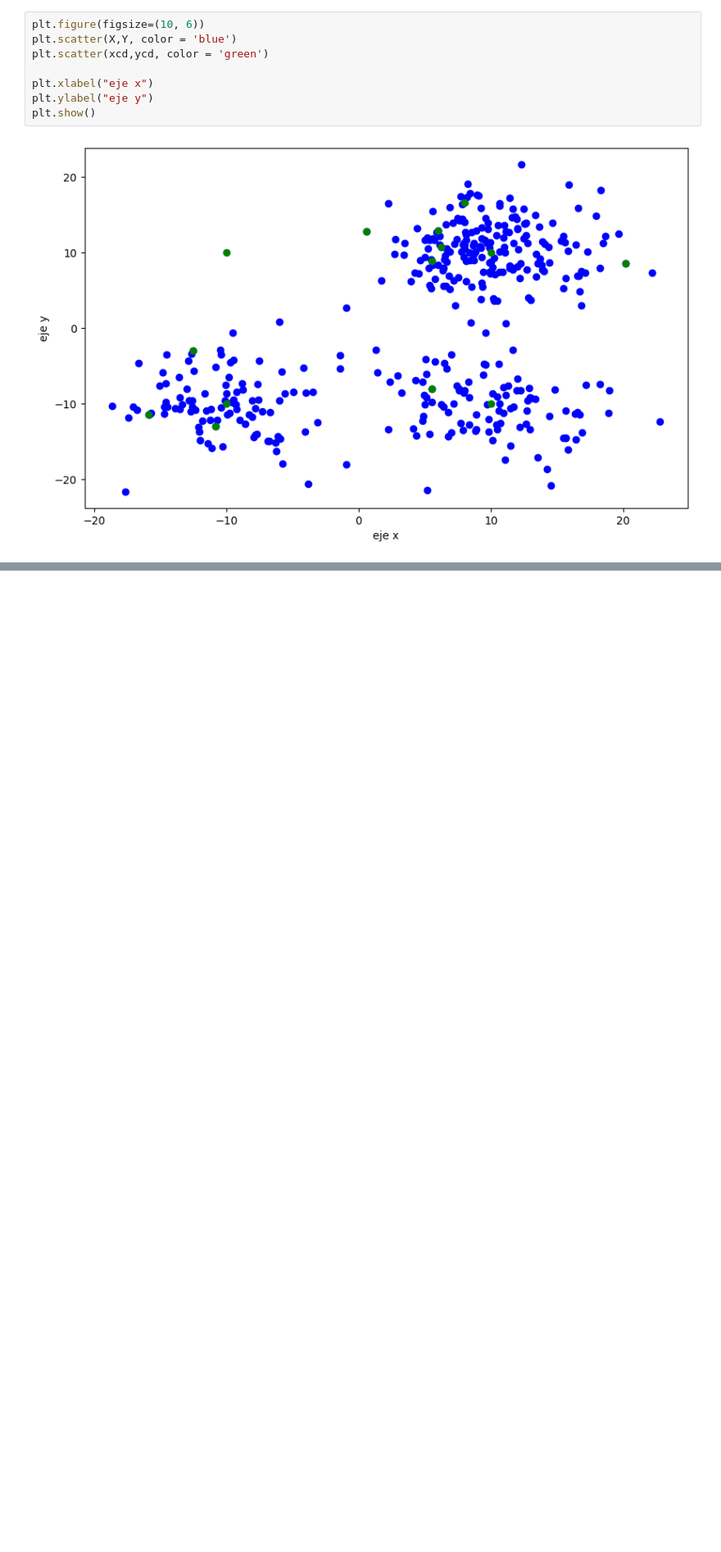
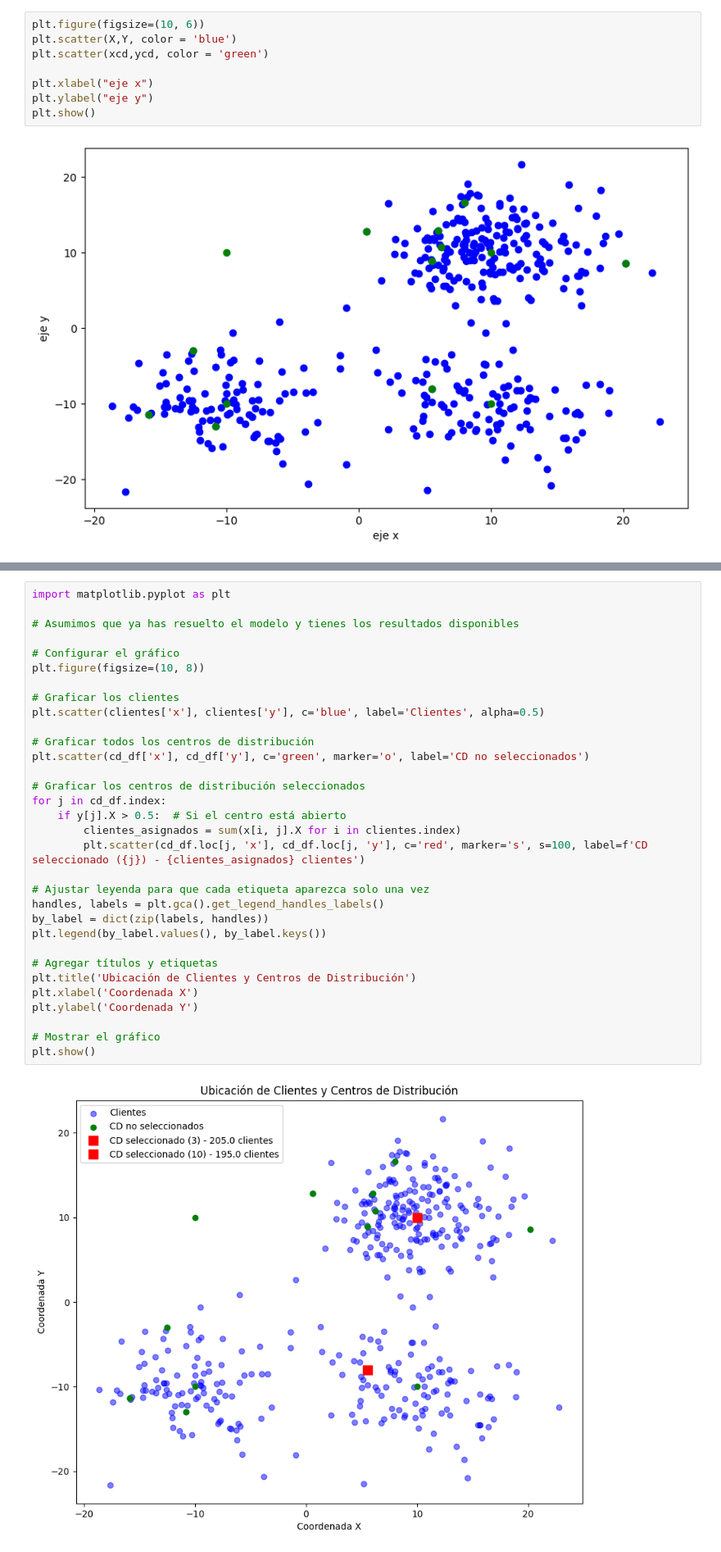
Before and after one commit to MacaMujica/taller-1-cadenas-de-suministros, a Jupyter notebook: tarea1.ipynb, the cells around one changed output, grey strips where cells are left out. Shown at 82% size. Cells and saved outputs as stored; diff of their text form; blank space fills up the shorter version.

```diff
--- a/tarea1.ipynb
+++ b/tarea1.ipynb
@@ -332,0 +493,34 @@ plt.show()
+# %%
+import matplotlib.pyplot as plt
+
+# Asumimos que ya has resuelto el modelo y tienes los resultados disponibles
+
+# Configurar el gráfico
+plt.figure(figsize=(10, 8))
+
+# Graficar los clientes
+plt.scatter(clientes['x'], clientes['y'], c='blue', label='Clientes', alpha=0.5)
+
+# Graficar todos los centros de distribución
+plt.scatter(cd_df['x'], cd_df['y'], c='green', marker='o', label='CD no seleccionados')
+
+# Graficar los centros de distribución seleccionados
+for j in cd_df.index:
+    if y[j].X > 0.5:  # Si el centro está abierto
+        clientes_asignados = sum(x[i, j].X for i in clientes.index)
+        plt.scatter(cd_df.loc[j, 'x'], cd_df.loc[j, 'y'], c='red', marker='s', s=100, label=f'CD seleccionado ({j}) - {clientes_asignados} clientes')
+
+# Ajustar leyenda para que cada etiqueta aparezca solo una vez
+handles, labels = plt.gca().get_legend_handles_labels()
+by_label = dict(zip(labels, handles))
+plt.legend(by_label.values(), by_label.keys())
+
+# Agregar títulos y etiquetas
+plt.title('Ubicación de Clientes y Centros de Distribución')
+plt.xlabel('Coordenada X')
+plt.ylabel('Coordenada Y')
+
+# Mostrar el gráfico
+plt.show()
+# %% [output]
+[figure, added]
```
Also changed, not shown: parts of 7 cells of this notebook.
